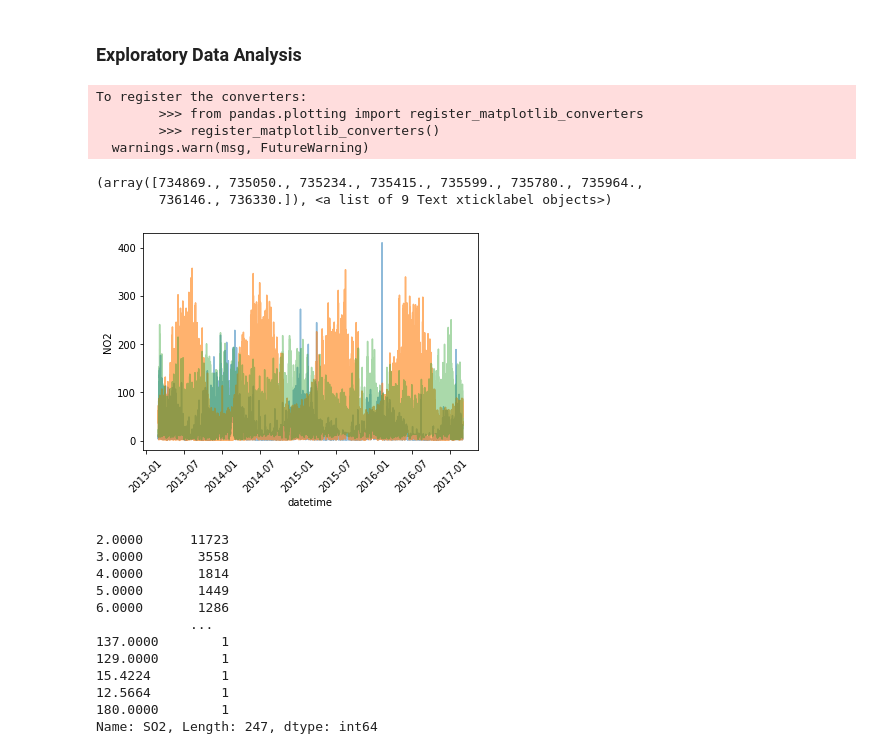
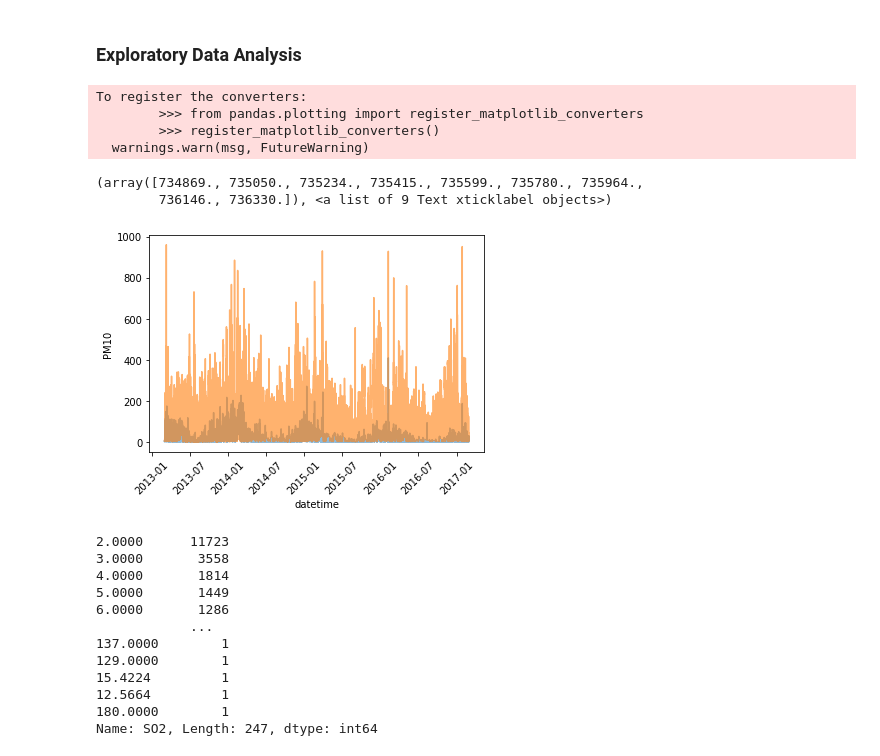
Before and after one commit to halujeff5/Beijing_Air_Quality, a Jupyter notebook: Beijing_Air_Quality.ipynb, the cells around one changed output. Saved outputs shown, nothing was run; the diff lists cells and outputs as text; code cells hidden in the pictures.

Commit message:
added PM10 chart

```diff
--- a/Beijing_Air_Quality.ipynb
+++ b/Beijing_Air_Quality.ipynb
@@ -12,7 +12,7 @@ import folium
 from datetime import datetime
 # %%
 # South Beijing
-df=pd.read_csv('PRSA_Data_Wanshouxigong_20130301-20170228.csv')
+df=pd.read_csv('~jeffreyng/PRSA_Data_Wanshouxigong_20130301-20170228.csv')
 # %%
 df
 # %% [output]
@@ -184,18 +181,17 @@ df.set_index('datetime')
 # %%
 import matplotlib.pyplot as plt
 plt.plot(figsize=(200, 1000))
 sns.lineplot(x=df.datetime, y = df.SO2, alpha=.5)
-sns.lineplot(x=df.datetime, y = df.O3, alpha=.6)
-sns.lineplot(x=df.datetime, y = df.NO2, alpha=.4)
+sns.lineplot(x=df.datetime, y = df.PM10, alpha=.6)
 plt.xticks(rotation = 45)
 # %% [output]
 To register the converters:
         >>> from pandas.plotting import register_matplotlib_converters
         >>> register_matplotlib_converters()
   warnings.warn(msg, FutureWarning)
 (array([734869., 735050., 735234., 735415., 735599., 735780., 735964.,
         736146., 736330.]), <a list of 9 Text xticklabel objects>)
-[figure, old version]
+[figure, new version]
 # %%
 df5.SO2.value_counts()
 # %% [output]
```
Also changed, not shown: parts of 18 cells of this notebook.
